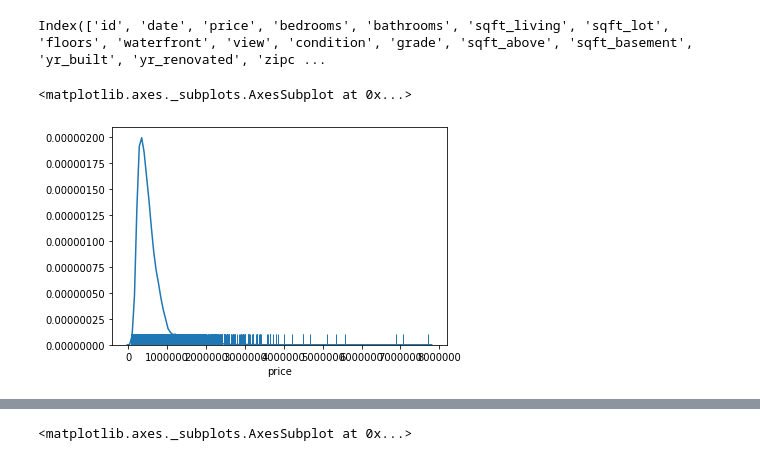
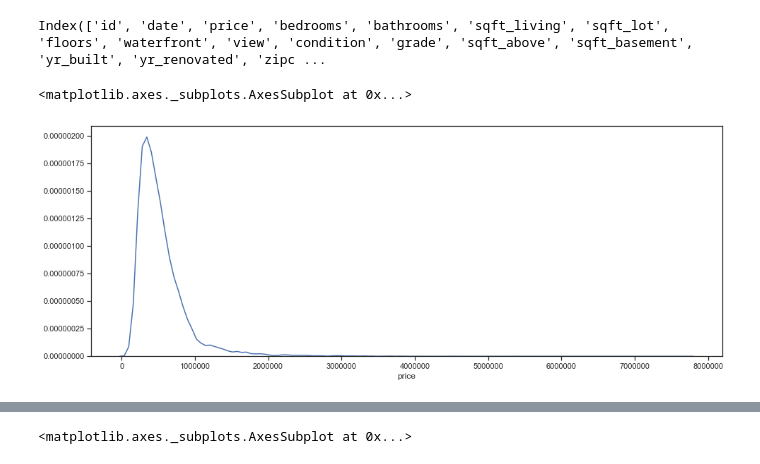
Before and after one commit to TaraRosen/kc_housing_pred, a Jupyter notebook: king_county_housing_predictions.ipynb, the cells around one changed output, grey strips where cells are left out. Cells and saved outputs as stored; diff of their text form; code cells hidden in the pictures.

```diff
--- a/king_county_housing_predictions.ipynb
+++ b/king_county_housing_predictions.ipynb
@@ -279,7 +279,8 @@ df.columns
 # %% [output]
 Index(['id', 'date', 'price', 'bedrooms', 'bathrooms', 'sqft_living', 'sqft_lot', 'floors', 'waterfront', 'view', 'condition', 'grade', 'sqft_above', 'sqft_basement', 'yr_built', 'yr_renovated', 'zipc ...
 # %%
-sns.distplot(df['price'], rug = True, hist = False)
+plt.figure(figsize=(16, 6))
+sns.distplot(df['price'], rug = False, hist = False)
 # %% [output]
 <matplotlib.axes._subplots.AxesSubplot at 0x...>
-[figure, old version]
+[figure, new version]
```
Also changed, not shown: parts of 18 cells of this notebook.
